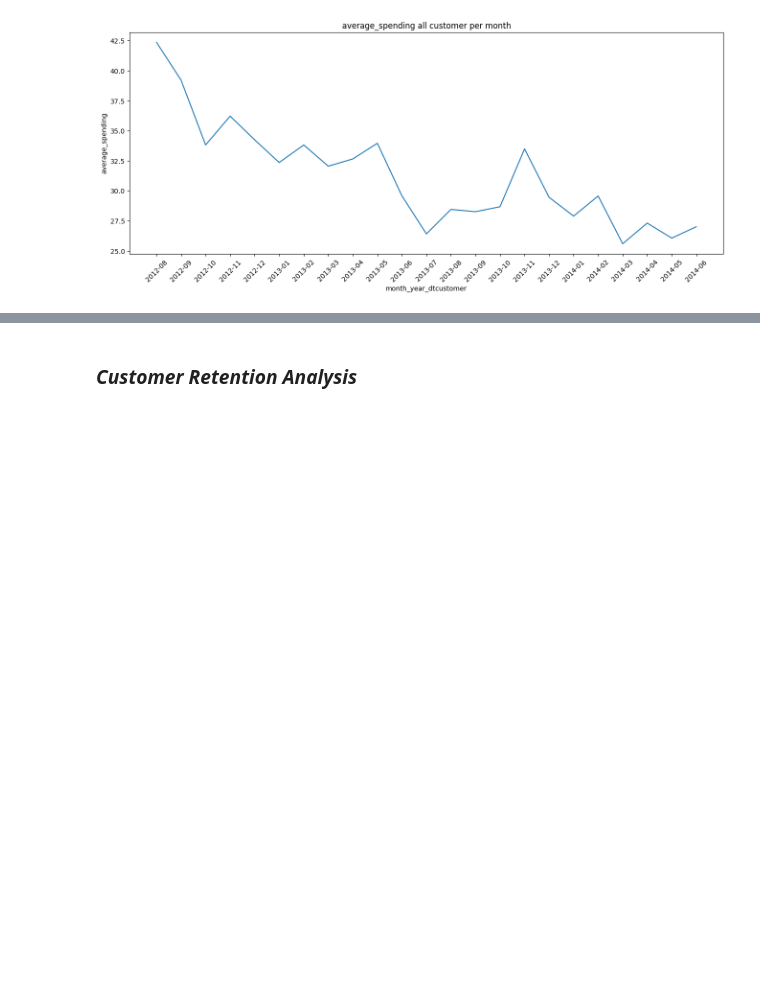
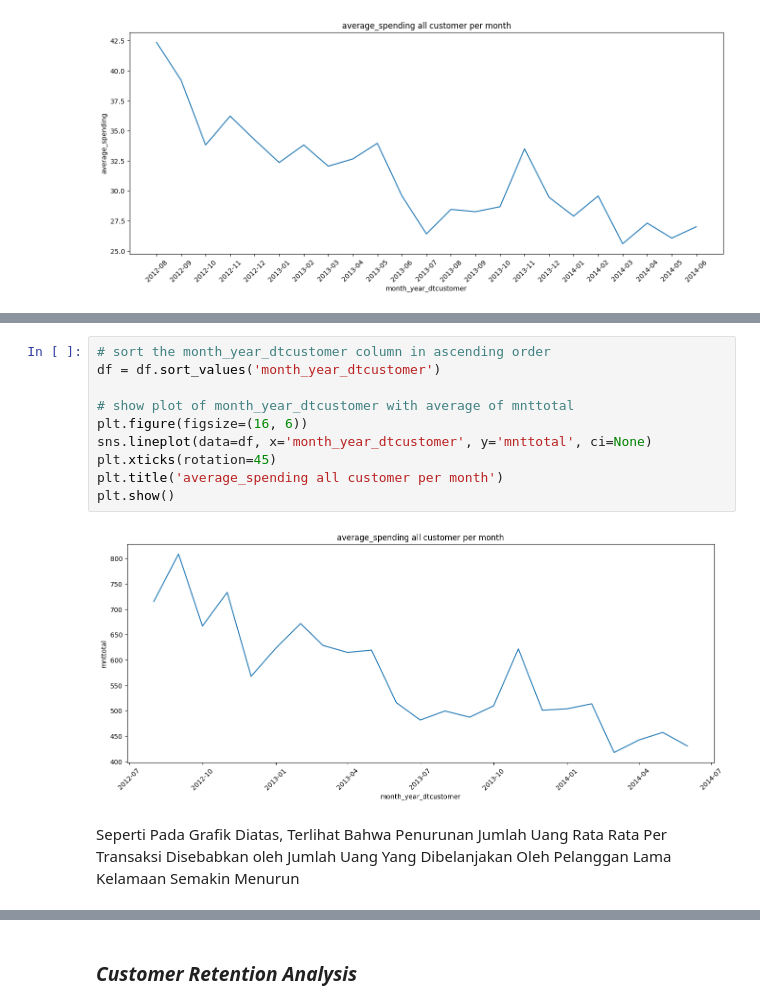
Before and after one commit to davidinations/SupermarketDataScience, a Jupyter notebook: Analysis.ipynb, the cells around one changed output, grey strips where cells are left out. Cells and saved outputs as stored; diff of their text form; blank space fills up the shorter version.

```diff
--- a/Analysis.ipynb
+++ b/Analysis.ipynb
@@ -530,3 +552,17 @@ Coba Kalau Dilihat Dari Groupnya
+# %%
+# sort the month_year_dtcustomer column in ascending order
+df = df.sort_values('month_year_dtcustomer')
+
+# show plot of month_year_dtcustomer with average of mnttotal
+plt.figure(figsize=(16, 6))
+sns.lineplot(data=df, x='month_year_dtcustomer', y='mnttotal', ci=None)
+plt.xticks(rotation=45)
+plt.title('average_spending all customer per month')
+plt.show()
+# %% [output]
+[figure, added]
+# %% [markdown]
+Seperti Pada Grafik Diatas, Terlihat Bahwa Penurunan Jumlah Uang Rata Rata Per Transaksi Disebabkan oleh Jumlah Uang Yang Dibelanjakan Oleh Pelanggan Lama Kelamaan Semakin Menurun <br>
 # %%
 # Define a custom color palette
 custom_palette = {'Can\'t lose them': 'red', 'Champions': 'green', 'Loyal Customer': 'blue', 'Potential Loyalist': 'orange', 'At Risk': 'purple', 'Hibernating': 'gray', 'About to Sleep': 'brown', 'Promising': 'pink', 'Lost': 'black', 'Customers Needing Attention': 'yellow', 'Recent Customer': 'cyan'}
```
Also changed, not shown: parts of 7 cells of this notebook, 1 other file.
